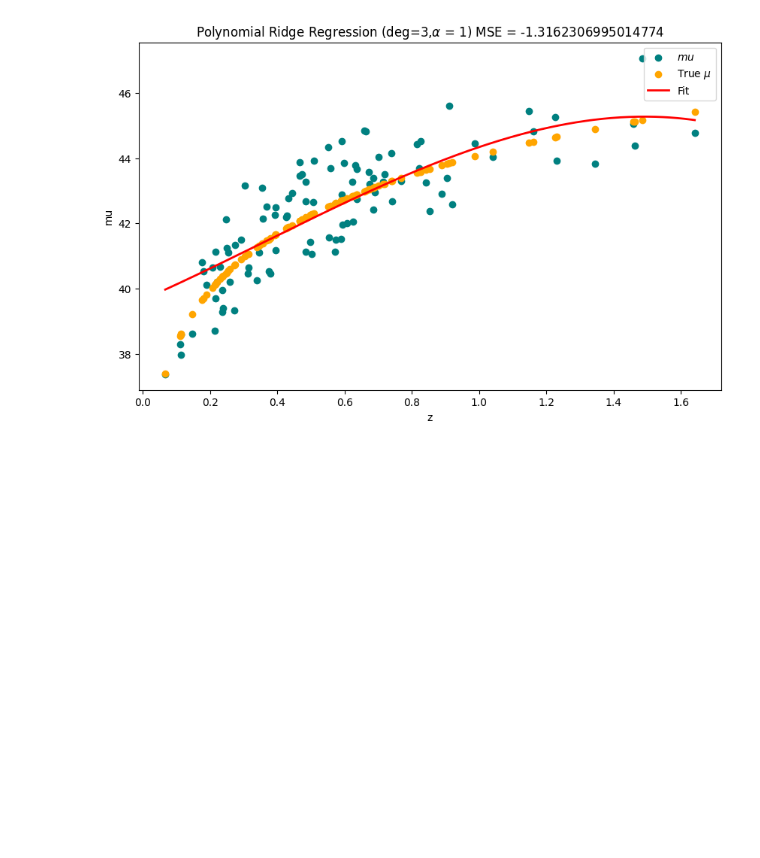
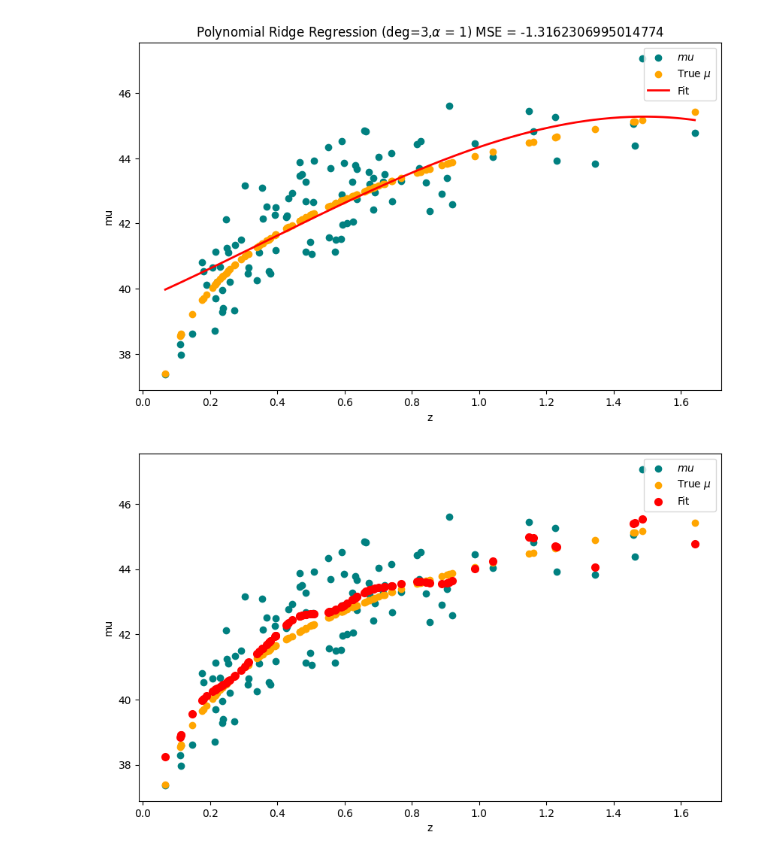
Before and after one commit to seoserang/phys255ml, a Jupyter notebook: 5 Linear Regression/Assignment 7/LinearRegressionFit.ipynb, the cells around one changed output. Drawn from its saved outputs; the diff is of its cells as text; code cells hidden in the pictures; blank space fills up the shorter version.

Commit message:
gaussian

```diff
--- a/5 Linear Regression/Assignment 7/LinearRegressionFit.ipynb
+++ b/5 Linear Regression/Assignment 7/LinearRegressionFit.ipynb
@@ -118,3 +120,20 @@ plt.legend();
 plt.show();
 # %% [output]
 [figure]
+# %%
+nmodel = NadarayaWatson('gaussian', 0.05) # Gaussian kernel with bandwidth 0.05
+nmodel.fit(X, y)
+y_pred4 = nmodel.predict(X)
+# %%
+
+# Plot
+plt.figure(figsize=(10, 6))
+plt.scatter(X, y, label=r'$mu$', color='teal')
+plt.scatter(data['z'], data['mu_true'], label = r'True $\mu$', color='orange')
+plt.scatter(X, y_pred4, linestyle='-', linewidth=2, label='Fit', color='red')
+plt.xlabel('z')
+plt.ylabel('mu')
+plt.legend();
+plt.show();
+# %% [output]
+[figure, added]
```
Also changed, not shown: parts of 1 cell of this notebook.
